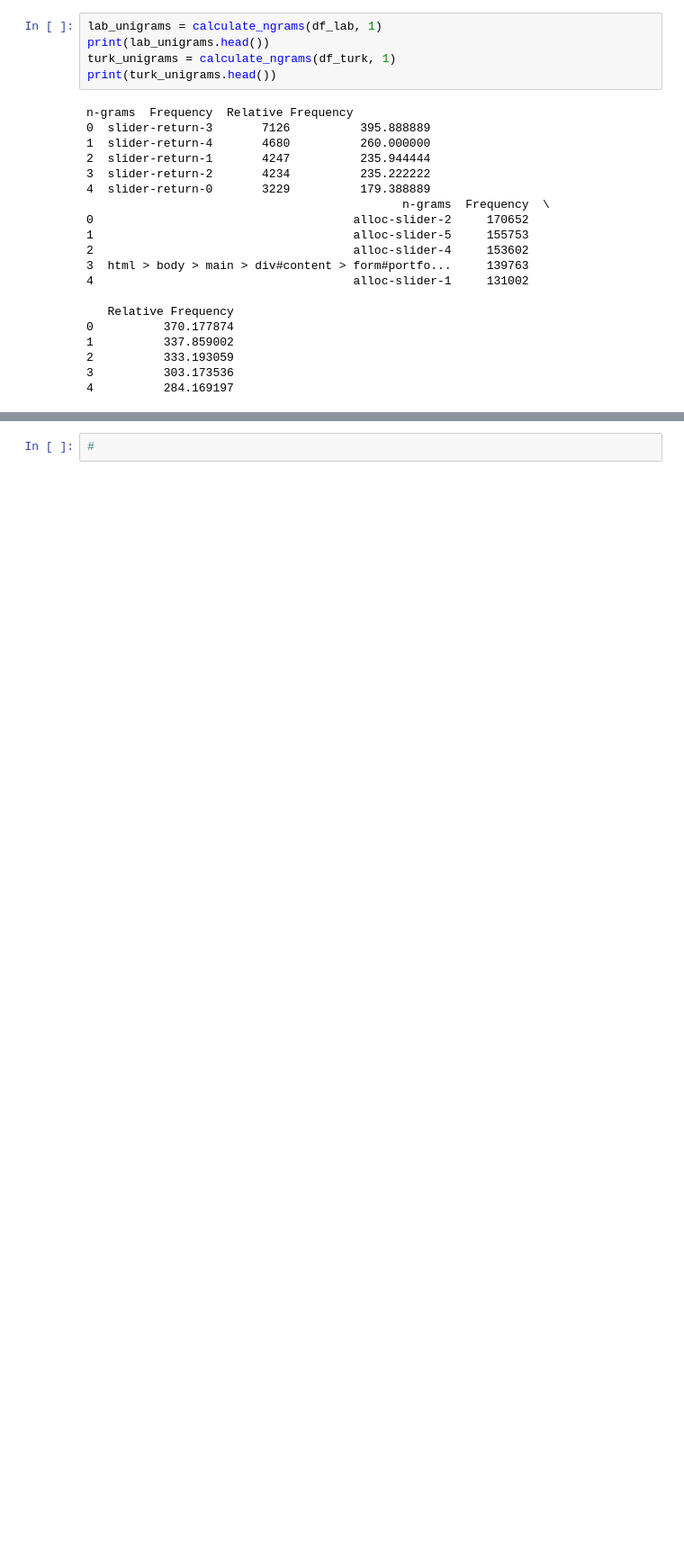
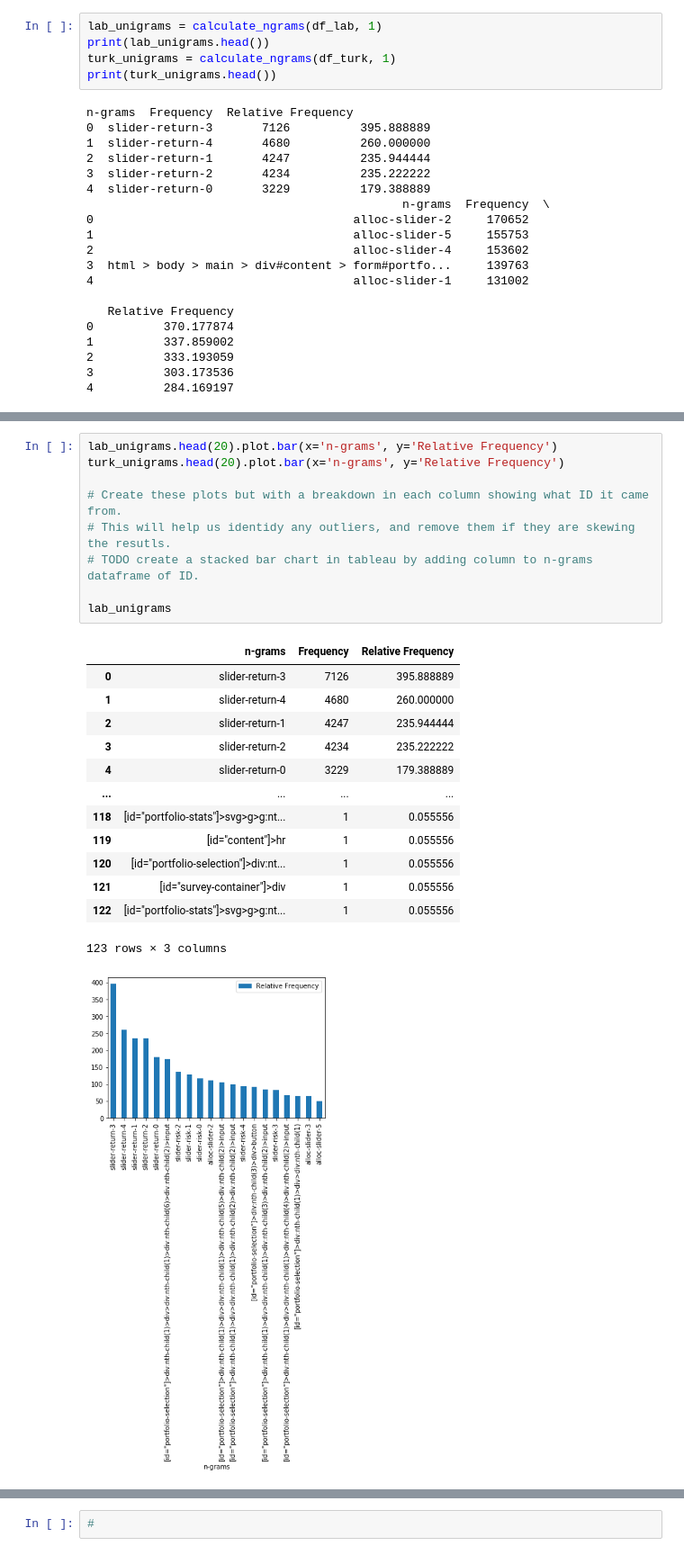
Before and after one commit to DJSaunders1997/Masters-Project, a Jupyter notebook: NLP-Notebook.ipynb, the cells around one changed output, grey strips where cells are left out. Shown at 90% size. Cells and saved outputs as stored; diff of their text form; blank space fills up the shorter version.

```diff
--- a/NLP-Notebook.ipynb
+++ b/NLP-Notebook.ipynb
@@ -334,0 +196,24 @@ new
+# %%
+lab_unigrams.head(20).plot.bar(x='n-grams', y='Relative Frequency')
+turk_unigrams.head(20).plot.bar(x='n-grams', y='Relative Frequency')
+
+# Create these plots but with a breakdown in each column showing what ID it came from.
+# This will help us identidy any outliers, and remove them if they are skewing the resutls.
+# TODO create a stacked bar chart in tableau by adding column to n-grams dataframe of ID.
+
+lab_unigrams
+# %% [output]
+|  | n-grams | Frequency | Relative Frequency |
+| 0 | slider-return-3 | 7126 | 395.888889 |
+| 1 | slider-return-4 | 4680 | 260.000000 |
+| 2 | slider-return-1 | 4247 | 235.944444 |
+| 3 | slider-return-2 | 4234 | 235.222222 |
+| 4 | slider-return-0 | 3229 | 179.388889 |
+| ... | ... | ... | ... |
+| 118 | [id="portfolio-stats"]>svg>g>g:nt... | 1 | 0.055556 |
+| 119 | [id="content"]>hr | 1 | 0.055556 |
+| 120 | [id="portfolio-selection"]>div:nt... | 1 | 0.055556 |
+| 121 | [id="survey-container"]>div | 1 | 0.055556 |
+| 122 | [id="portfolio-stats"]>svg>g>g:nt... | 1 | 0.055556 |
+123 rows × 3 columns
+[figure, added]
```
Also changed, not shown: parts of 15 cells of this notebook.
